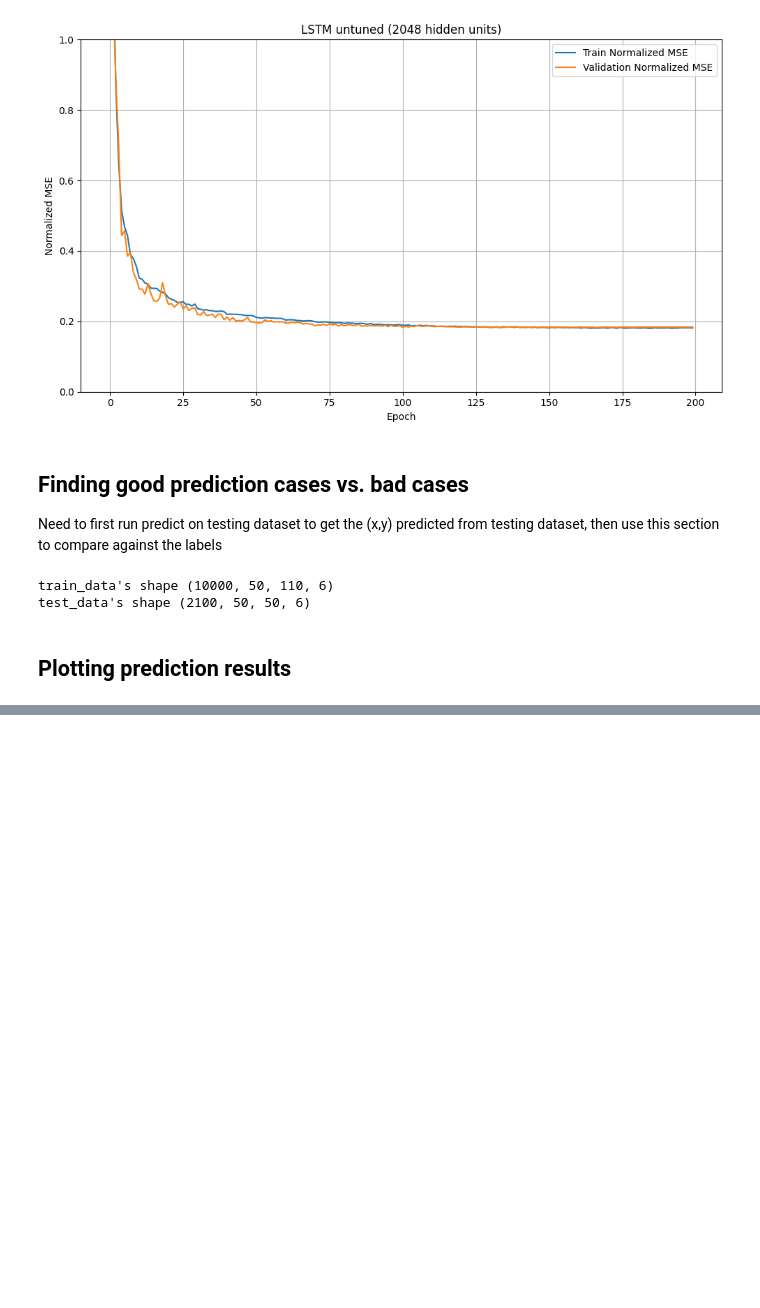
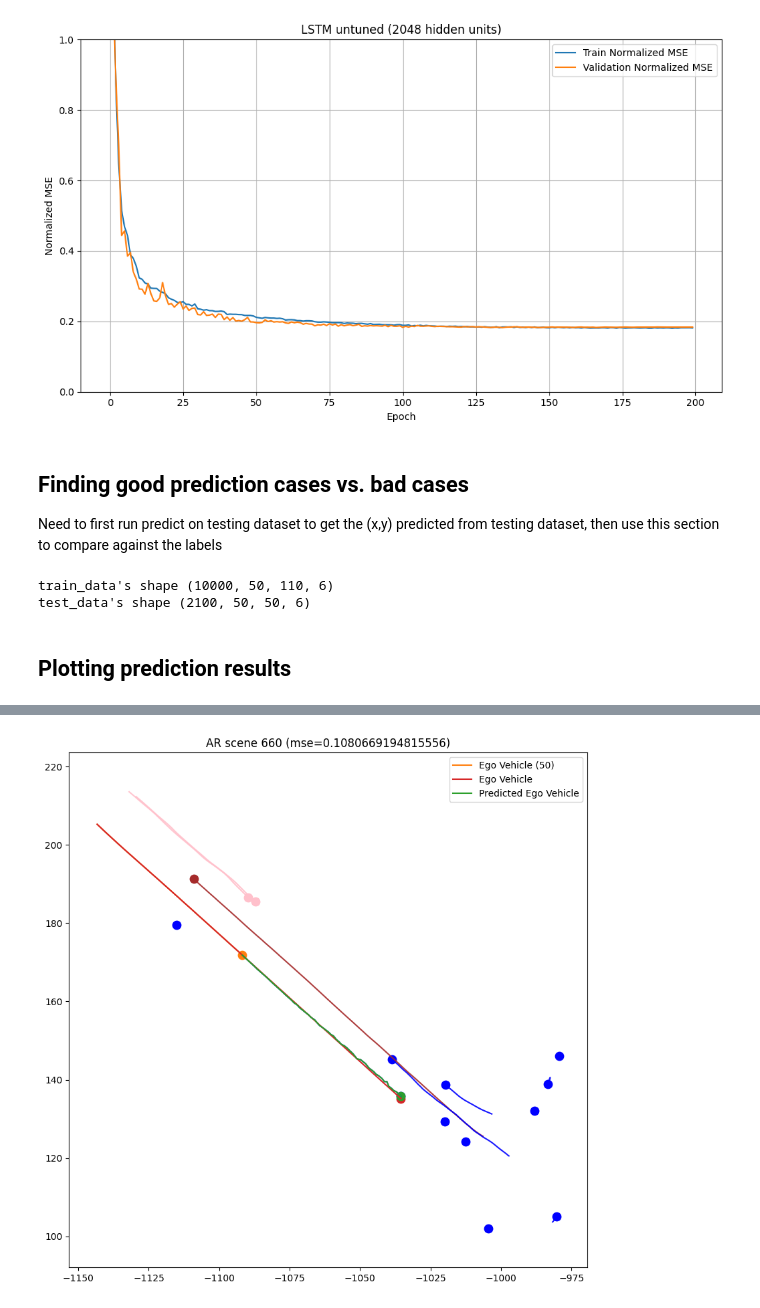
Before and after one commit to m1fisher/cse251b_project, a Jupyter notebook: milestone_part3_plots/part3_plots.ipynb, the cells around one changed output, grey strips where cells are left out. Cells and saved outputs as stored; diff of their text form; code cells hidden in the pictures; blank space fills up the shorter version.

```diff
--- a/milestone_part3_plots/part3_plots.ipynb
+++ b/milestone_part3_plots/part3_plots.ipynb
@@ -265,7 +283,9 @@ plot_scene_pred(s, ar_scenes, ar_mse, f'AR scene {s}')
 # %%
 ## AR is over-predicting stopped agent
 s = 660
-plot_scene_pred(s, ar_scenes, ar_mse, f'AR scene {s}')
+plot_scene_pred(s, lstm_scenes, lstm_mse, f'AR scene {s}')
+# %% [output]
+[figure, added]
 # %%
 ## AR is over-predicting stopped agent
 s = 424
```
Also changed, not shown: parts of 11 cells of this notebook, 6 other files.
